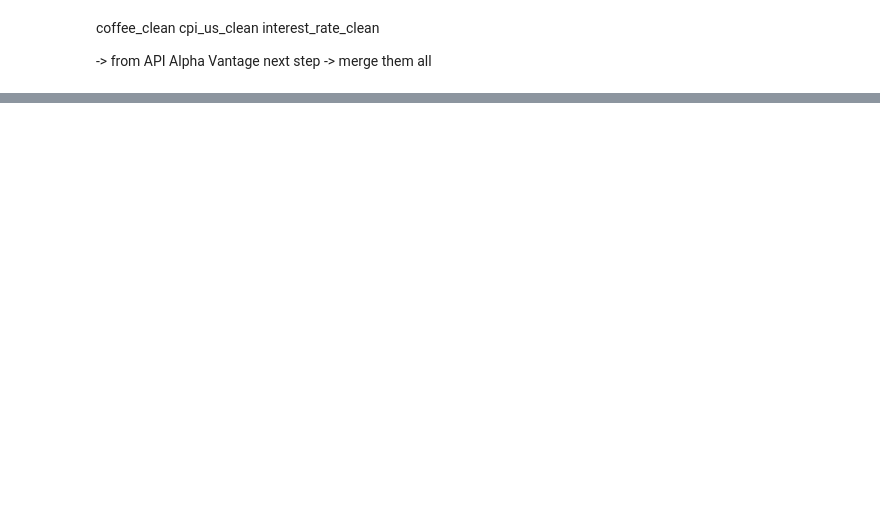
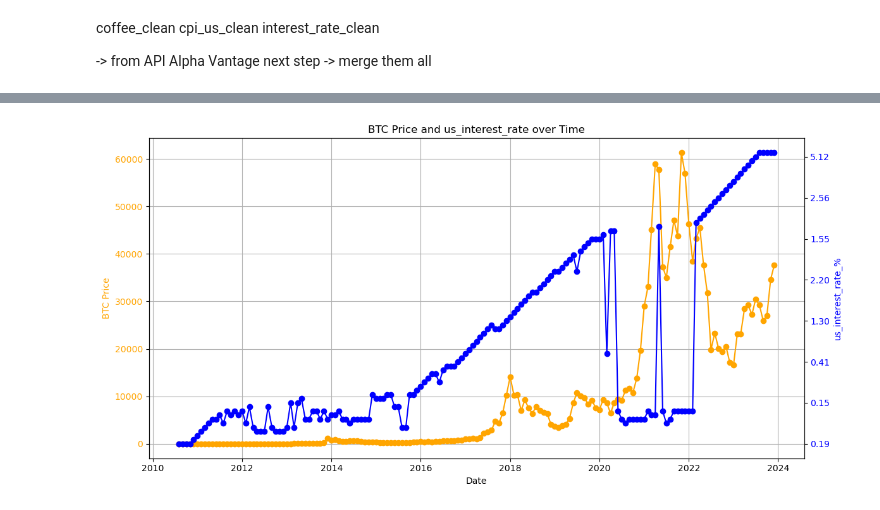
Before and after one commit to RubenLallave/Bitcoin-project, a Jupyter notebook: Bitcoin project.ipynb, the cells around one changed output, grey strips where cells are left out. Saved outputs shown, nothing was run; the diff lists cells and outputs as text; code cells hidden in the pictures; blank space fills up the shorter version.

```diff
--- a/Bitcoin project.ipynb
+++ b/Bitcoin project.ipynb
@@ -314,0 +374,27 @@ interest rate / btc
+# %%
+from matplotlib.ticker import MaxNLocator
+
+fig, ax1 = plt.subplots(figsize=(12, 6))
+
+# First y (BTC price)
+ax1.plot(result["Date"], result["Open"], color='orange', label='BTC Price', marker="o", linestyle="-")
+ax1.set_xlabel("Date")
+ax1.set_ylabel("BTC Price", color='orange')
+ax1.tick_params(axis='y', labelcolor='orange')
+
+# Second y (CPI) sharing x
+ax2 = ax1.twinx()
+ax2.plot(result["Date"], result["us_interest_rate_%"], color='blue', label='CPI', marker="o", linestyle="-")
+ax2.set_ylabel("us_interest_rate_%", color='blue')
+ax2.tick_params(axis='y', labelcolor='blue')
+
+ax2.yaxis.set_major_locator(MaxNLocator(integer=True, prune='both', nbins=8))
+
+plt.title("BTC Price and us_interest_rate over Time")
+plt.xticks(rotation=45)
+ax1.grid(True)
+
+plt.tight_layout()
+plt.show()
+# %% [output]
+[figure, added]
```
Also changed, not shown: parts of 11 cells of this notebook.
